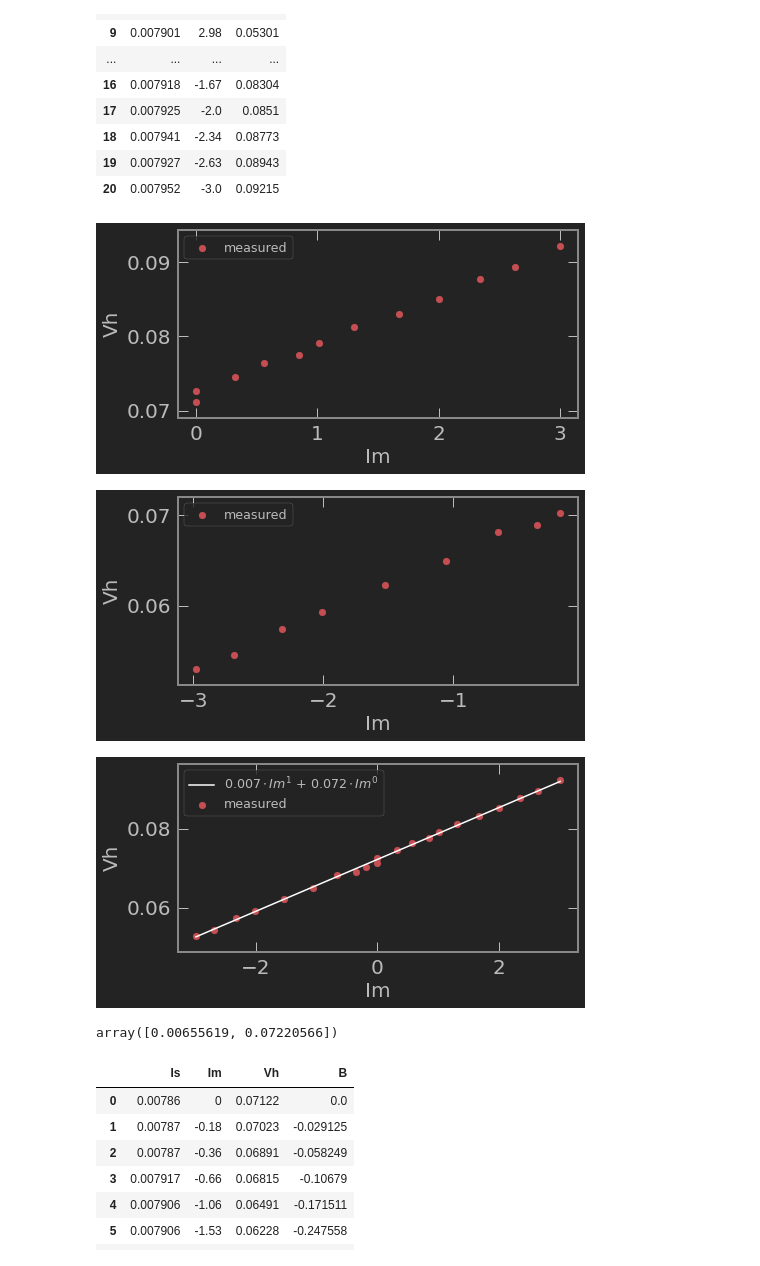
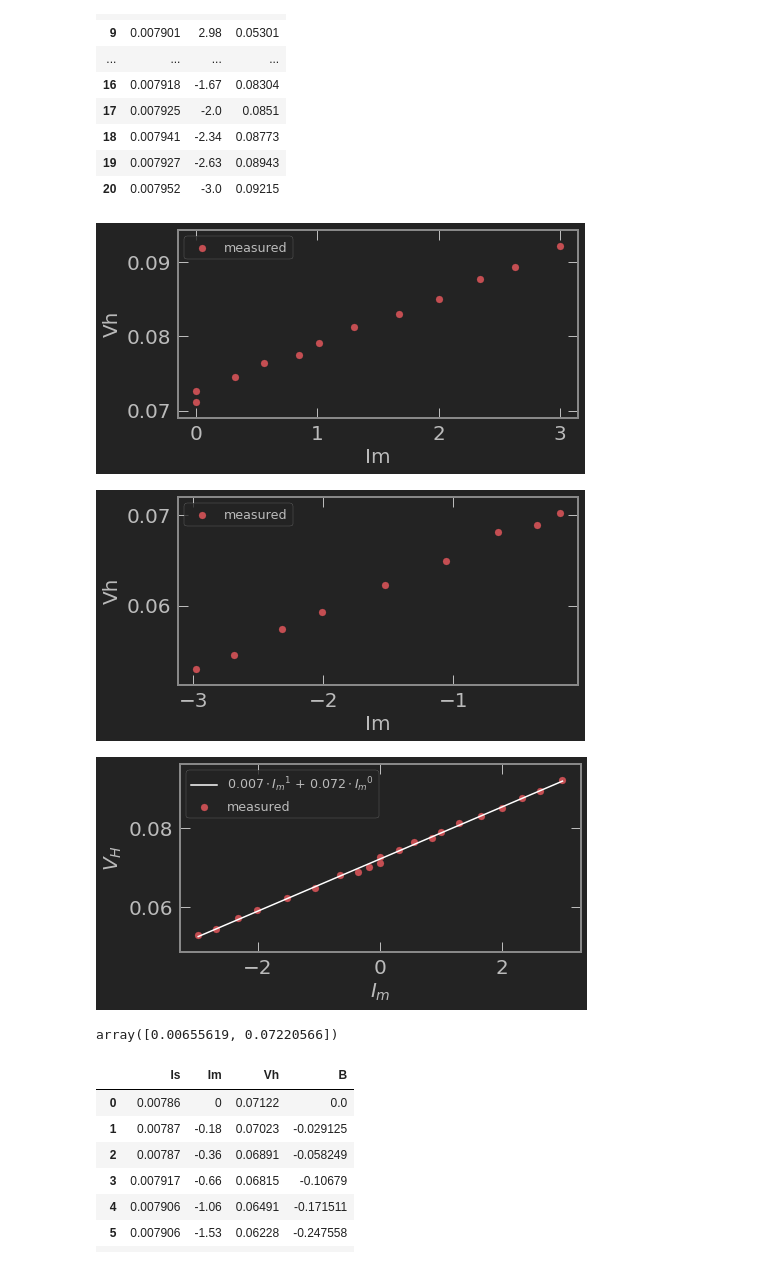
Before and after one commit to trevorm4x/APL-fuel-first, a Jupyter notebook: Lab/Lab2/APL_2_cell.ipynb, the cells around one changed output. Cells and saved outputs as stored; diff of their text form; code cells hidden in the pictures.

```diff
--- a/Lab/Lab2/APL_2_cell.ipynb
+++ b/Lab/Lab2/APL_2_cell.ipynb
@@ -442,16 +445,17 @@ h_v.Im *= -1
 # %%
 my_graph(h_v['Im'].loc[h_v.Im >= 0],
          h_v['Vh'].loc[h_v.Im >= 0],
          'linear', 'linear', 'Im', 'Vh', 'l2_d_4a_pos', '')
 my_graph(h_v['Im'].loc[h_v.Im < 0],
          h_v['Vh'].loc[h_v.Im < 0],
          'linear', 'linear', 'Im', 'Vh', 'l2_d_4a_neg', '')
 my_graph(h_v['Im'], h_v['Vh'],
-         'linear', 'linear', 'Im', 'Vh', 'l2_d_4a_all', '', 1)
+         'linear', 'linear',
+         '$I_m$', '$V_H$', 'l2_d_4a_all', '', 1)
 # %% [output]
 [figure]
 [figure]
-[figure, old version]
+[figure, new version]
 array([0.00655619, 0.07220566])
 # %%
 h_v.insert(3, 'B', alpha*h_v.Im)
```
Also changed, not shown: parts of 20 cells of this notebook, 13 other files.
